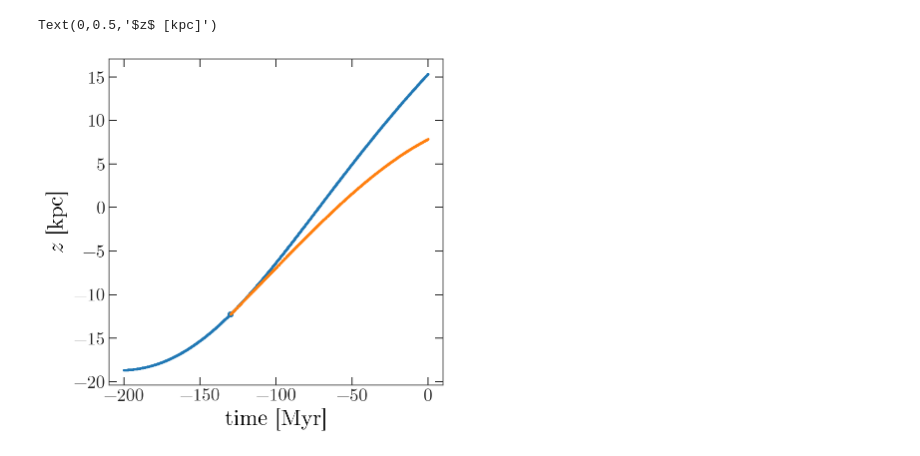
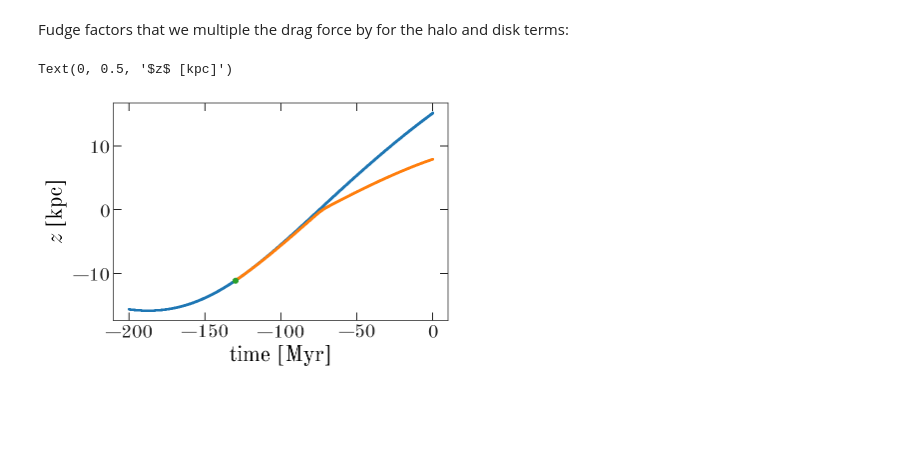
Before and after one commit to adrn/dr2-lmc-cluster, a Jupyter notebook: notebooks/Ram-pressure-orbit.ipynb, the cells around one changed output. Drawn from its saved outputs; the diff is of its cells as text; code cells hidden in the pictures; blank space fills up the shorter version.

```diff
--- a/notebooks/Ram-pressure-orbit.ipynb
+++ b/notebooks/Ram-pressure-orbit.ipynb
@@ -116,0 +122,2 @@ def F(t, w):
+# %% [markdown]
+Fudge factors that we multiple the drag force by for the halo and disk terms:
@@ -117,14 +128,53 @@ def F(t, w):
+# %%
+# surf_dens = 1e6 * surf_dense_func(t, t_zeq0.value, 0.)
+
+def F(t, w):
+    # position units are in kpc
+    # velocity units here are in kpc/Myr
+    x, y, z, vx, vy, vz = w
+
+    q = np.stack((x, y, z), axis=1)
+    p = np.stack((vx, vy, vz), axis=1)
+
+    r = np.linalg.norm(q) # galcen distance
+    R = np.sqrt(x**2 + y**2)[0] # cylindrical radius
+
+    # compute acceleration from milky way:
+    _t = np.array([0.])
+    acc = -pot._gradient(q, _t).T
+
+    # compute drag acceleration
+    nn = magic_factor_halo * n_mw(r) + magic_factor_disk * n_mw_disk(R, z)
+    fac = (nn * _dens_fac) / surf_dens
+    acc_drag = fac * np.sum(p**2, axis=1) # rho / Sigma * v^2
+
+    # in the direction opposite of motion
+    acc_drag = -acc_drag * p / np.sqrt(np.sum(p**2, axis=1))
+    acc_drag = acc_drag.T
+
+    # ---
+    coupling_factor = 2e-2
+
+    # the Cartesian unit vector in the direction of galactic rotation
+    # at the current position of the orbit
+    phi = np.arctan2(y[0], x[0])
+    unit_vec = -np.array([-np.sin(phi), np.cos(phi), 0])
+
+    # multiply by a gaussian so this only operates near the midplane
+    acc_drag[:, 0] += coupling_factor * unit_vec * np.exp(-0.5 * z[0]**2 / sigz(R)**2)
+
+    return np.vstack((p.T, acc + acc_drag))
 # %%
 integrator = gi.DOPRI853Integrator(F, func_units=galactic)
-orbit_drag = integrator.run(w0_zeq0, dt=0.1, t1=t_zeq0, t2=0)
+orbit_drag = integrator.run(w0_birth, dt=0.1, t1=-age, t2=0)
 # %%
 plt.plot(orbit_nodrag.t, orbit_nodrag.z)
 plt.plot(orbit_drag.t, orbit_drag.z)
-plt.scatter(t_zeq0, w0_zeq0.z)
+plt.scatter(t_birth, w0_birth.z, color='tab:green', zorder=100)
 
 plt.xlabel(r'time [Myr]')
 plt.ylabel(r'$z$ [kpc]')
 # %% [output]
-Text(0,0.5,'$z$ [kpc]')
+Text(0, 0.5, '$z$ [kpc]')
-[figure, old version]
+[figure, new version]
 # %%
```
Also changed, not shown: parts of 25 cells of this notebook.
